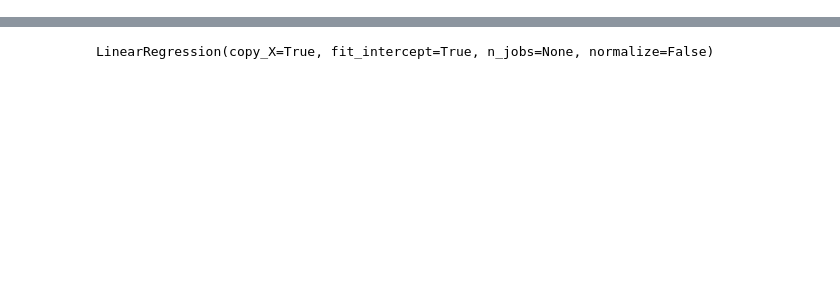
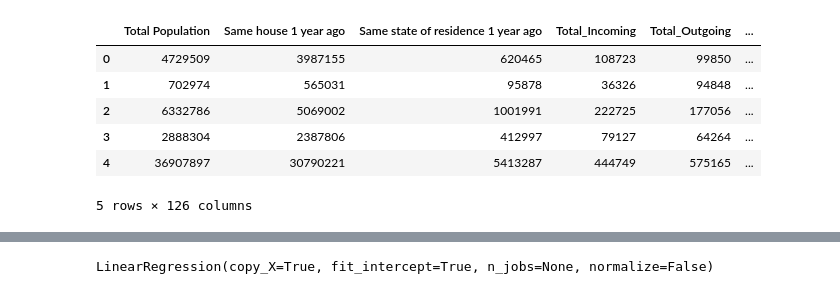
Before and after one commit to mjstriffler/housingdata_project, a Jupyter notebook: LinearRegresionNetMigration.ipynb, the cells around one changed output, grey strips where cells are left out. Saved outputs shown, nothing was run; the diff lists cells and outputs as text; code cells hidden in the pictures; blank space fills up the shorter version.

```diff
--- a/LinearRegresionNetMigration.ipynb
+++ b/LinearRegresionNetMigration.ipynb
@@ -20,0 +20,13 @@ combined_data.head()
+# %%
+dummy = ["Year", "Before Tax Change", "Current residence in"]
+
+combined_data = pd.get_dummies(combined_data, columns= dummy)
+combined_data.head()
+# %% [output]
+|  | Total Population | Same house 1 year ago | Same state of residence 1 year ago | Total_Incoming | Total_Outgoing | ... |
+| 0 | 4729509 | 3987155 | 620465 | 108723 | 99850 | ... |
+| 1 | 702974 | 565031 | 95878 | 36326 | 94848 | ... |
+| 2 | 6332786 | 5069002 | 1001991 | 222725 | 177056 | ... |
+| 3 | 2888304 | 2387806 | 412997 | 79127 | 64264 | ... |
+| 4 | 36907897 | 30790221 | 5413287 | 444749 | 575165 | ... |
+5 rows × 126 columns
```
Also changed, not shown: parts of 32 cells of this notebook, 1 other file.
